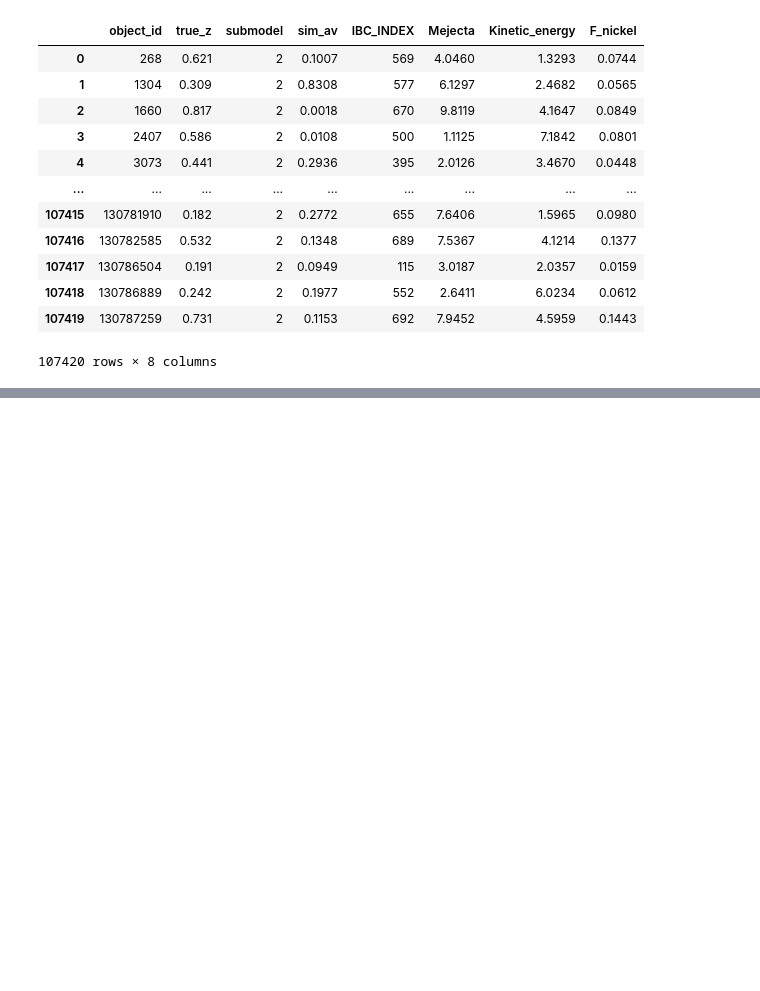
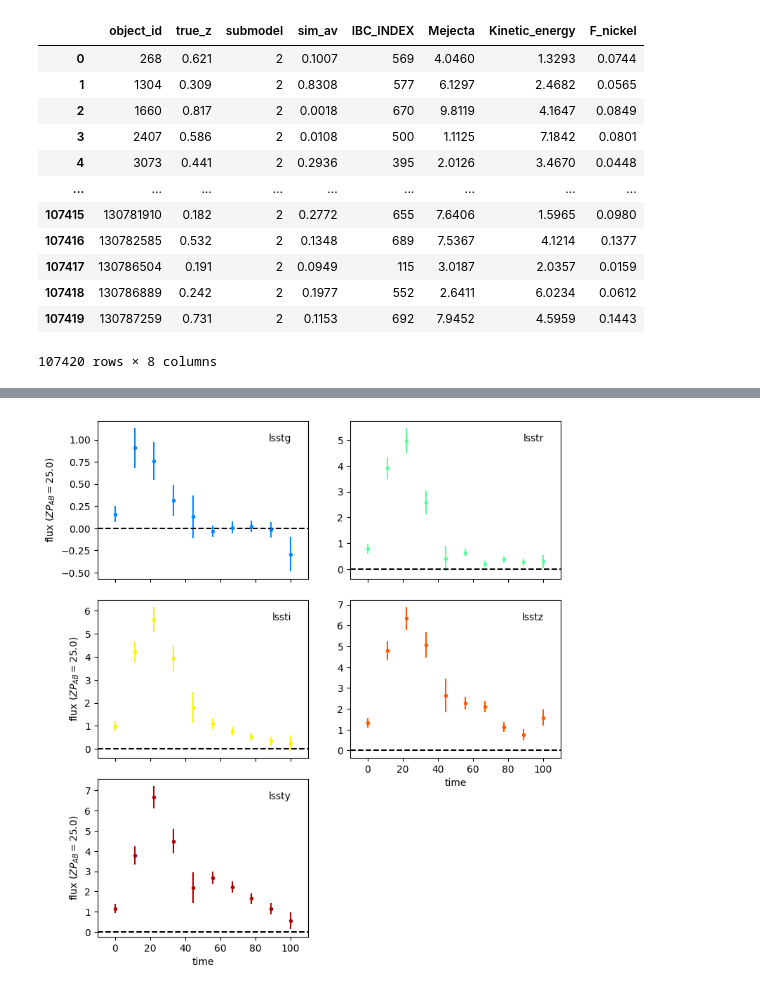
Before and after one commit to asmuzsoy/beams_ext, a Jupyter notebook: fit_many_ibc.ipynb, the cells around one changed output, grey strips where cells are left out. Saved outputs shown, nothing was run; the diff lists cells and outputs as text; code cells hidden in the pictures; blank space fills up the shorter version.

```diff
--- a/fit_many_ibc.ipynb
+++ b/fit_many_ibc.ipynb
@@ -293,5 +301,0 @@ p = sncosmo.plot_lc(lcs[0])
-# %%
-result, fitted_model = sncosmo.fit_lc(
-    lcs[0], ia_model,
-    ['x0', 'x1', 'c'], minsnr = 1.,bounds={'x1':(-10, 10)},
-    guess_t0 = False, guess_z = False, guess_amplitude=False)
@@ -301,0 +324,3 @@ p = sncosmo.plot_lc(lcs[0], model=fitted_model, errors=result.errors)
+# %%
+def get_x0(mb):
+    return 10**(-(mb-10.635)/2.5)
@@ -301,0 +342,9 @@ p = sncosmo.plot_lc(lcs[0], model=fitted_model, errors=result.errors)
+# %%
+def simulate_ia(true_z, t0, x0, x1, c):
+    params = {'z': true_z, 't0': t0, 'x0':x0, 'x1': x1, 'c':c}
+
+    this_ia_model = sncosmo.Model(source='salt2')
+
+    lcs = sncosmo.realize_lcs(obs, ia_model, [params])
+
+    return lcs
@@ -301,0 +362,6 @@ p = sncosmo.plot_lc(lcs[0], model=fitted_model, errors=result.errors)
+# %%
+light_curve = simulate_ia(0.624, 20, get_x0(23.7568), -0.3504, 0.0744)
+# %%
+sncosmo.plot_lc(light_curve[0]);
+# %% [output]
+[figure, added]
```
Also changed, not shown: parts of 18 cells of this notebook.
